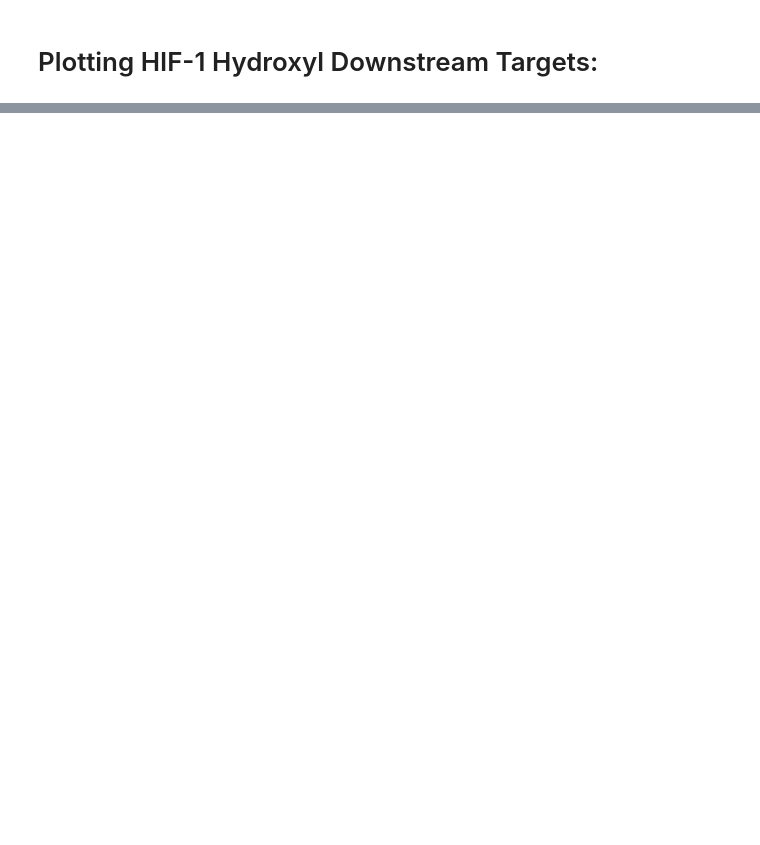
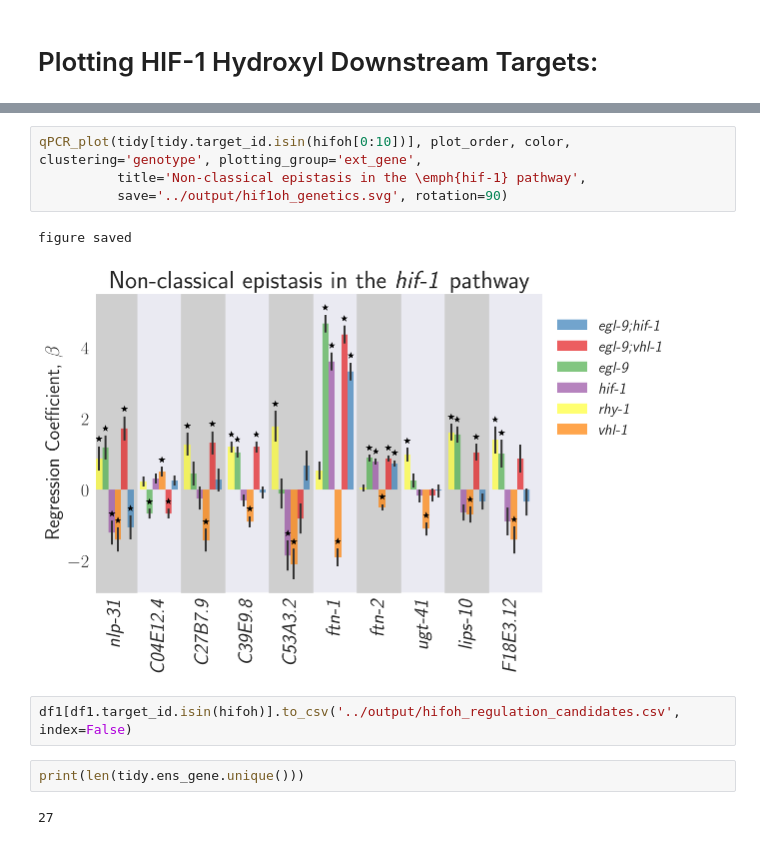
Before and after one commit to WormLabCaltech/mprsq, a Jupyter notebook: src/Hydroxylated Hif-1.ipynb, the cells around one changed output, grey strips where cells are left out. Cells and saved outputs as stored; diff of their text form; blank space fills up the shorter version.

```diff
--- a/src/Hydroxylated Hif-1.ipynb
+++ b/src/Hydroxylated Hif-1.ipynb
@@ -514,0 +599,13 @@ figure saved
+# %%
+qPCR_plot(tidy[tidy.target_id.isin(hifoh[0:10])], plot_order, color, clustering='genotype', plotting_group='ext_gene',
+          title='Non-classical epistasis in the \emph{hif-1} pathway',
+          save='../output/hif1oh_genetics.svg', rotation=90)
+# %% [output]
+figure saved
+[figure, added]
+# %%
+df1[df1.target_id.isin(hifoh)].to_csv('../output/hifoh_regulation_candidates.csv', index=False)
+# %%
+print(len(tidy.ens_gene.unique()))
+# %% [output]
+27
```
Also changed, not shown: parts of 12 cells of this notebook, 36 other files.
